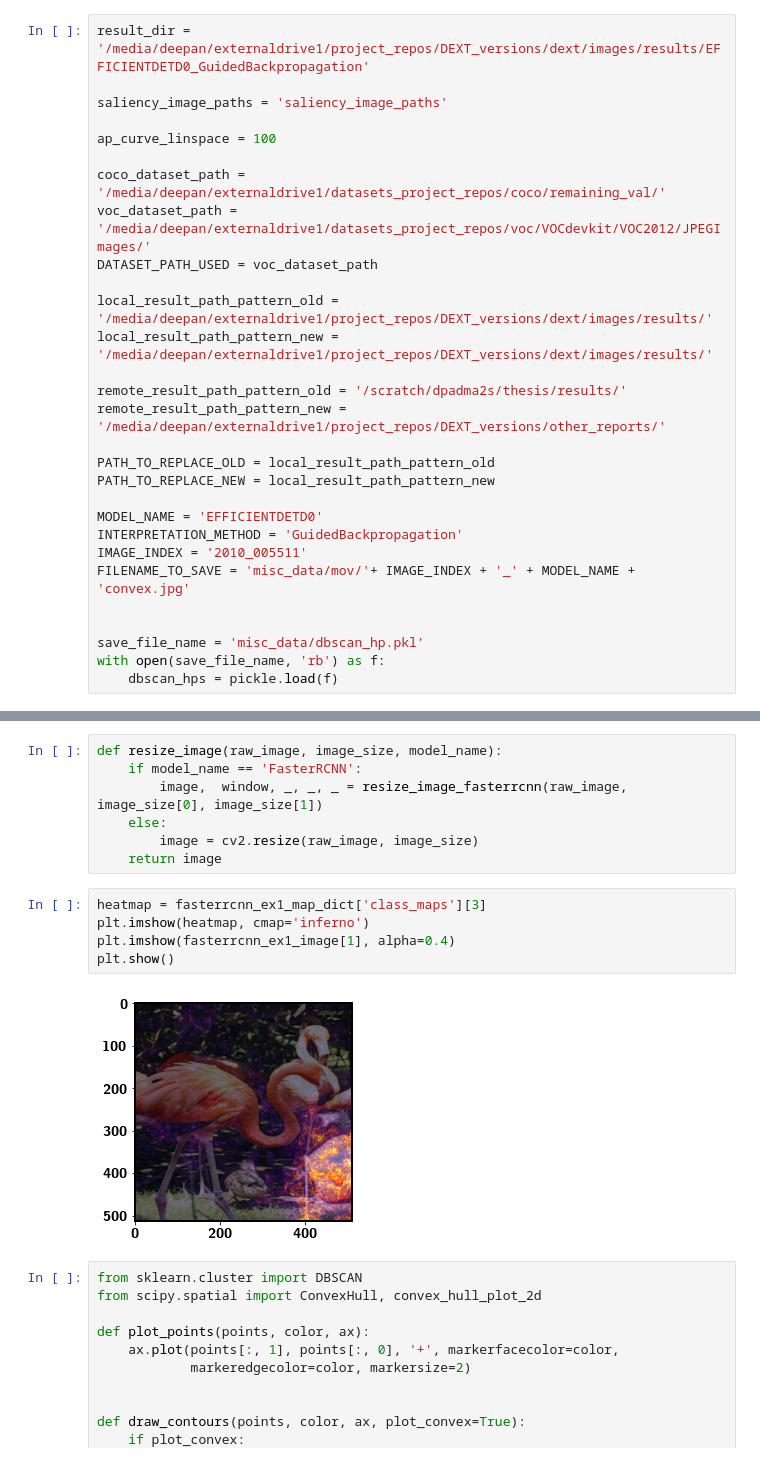
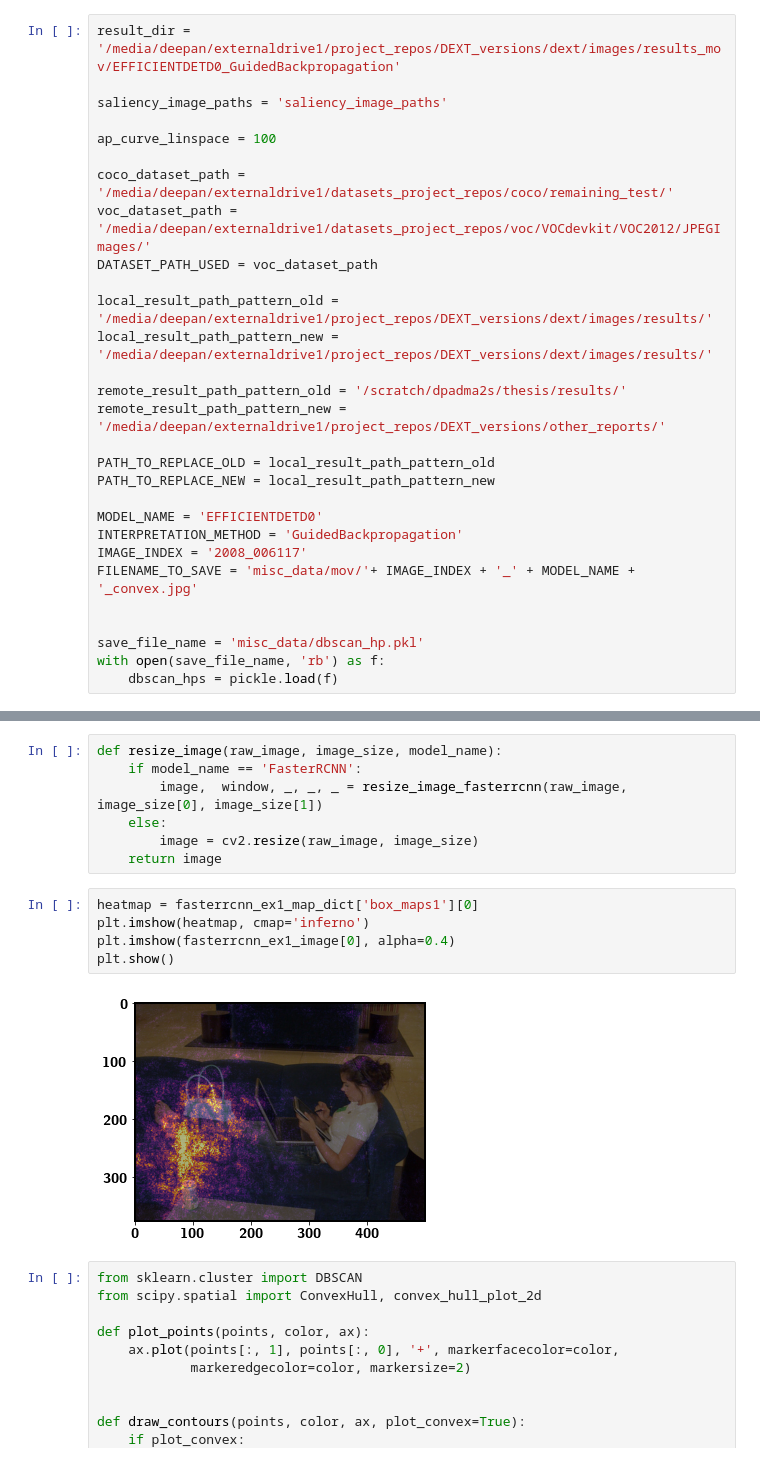
Before and after one commit to DeepanChakravarthiPadmanabhan/dext, a Jupyter notebook: dext/notebooks/visualizer_dbscan_clusters_final.ipynb, the cells around one changed output, grey strips where cells are left out. Drawn from its saved outputs; the diff is of its cells as text.

```diff
--- a/dext/notebooks/visualizer_dbscan_clusters_final.ipynb
+++ b/dext/notebooks/visualizer_dbscan_clusters_final.ipynb
@@ -29,13 +29,13 @@ plt.rc('legend', fontsize=MEDIUM_SIZE) # legend fontsize
 plt.rc('figure', titlesize=BIGGER_SIZE) # fontsize of the figure title
 matplotlib.rcParams['text.latex.preamble'] = r'\usepackage{sfmath} \boldmath \usepackage{bm} \usepackage{amsmath}'
 # %%
-result_dir = '/media/deepan/externaldrive1/project_repos/DEXT_versions/dext/images/results/EFFICIENTDETD0_GuidedBackpropagation'
+result_dir = '/media/deepan/externaldrive1/project_repos/DEXT_versions/dext/images/results_mov/EFFICIENTDETD0_GuidedBackpropagation'
 
 saliency_image_paths = 'saliency_image_paths'
 
 ap_curve_linspace = 100
 
-coco_dataset_path = '/media/deepan/externaldrive1/datasets_project_repos/coco/remaining_val/'
+coco_dataset_path = '/media/deepan/externaldrive1/datasets_project_repos/coco/remaining_test/'
 voc_dataset_path = '/media/deepan/externaldrive1/datasets_project_repos/voc/VOCdevkit/VOC2012/JPEGImages/'
 DATASET_PATH_USED = voc_dataset_path
 
@@ -50,8 +50,8 @@ PATH_TO_REPLACE_NEW = local_result_path_pattern_new
 
 MODEL_NAME = 'EFFICIENTDETD0'
 INTERPRETATION_METHOD = 'GuidedBackpropagation'
-IMAGE_INDEX = '2010_005511'
-FILENAME_TO_SAVE = 'misc_data/mov/'+ IMAGE_INDEX + '_' + MODEL_NAME + 'convex.jpg'
+IMAGE_INDEX = '2008_006117'
+FILENAME_TO_SAVE = 'misc_data/mov/'+ IMAGE_INDEX + '_' + MODEL_NAME + '_convex.jpg'
 
 
 save_file_name = 'misc_data/dbscan_hp.pkl'
@@ -352,12 +366,12 @@ def resize_image(raw_image, image_size, model_name):
         image = cv2.resize(raw_image, image_size)
     return image
 # %%
-heatmap = fasterrcnn_ex1_map_dict['class_maps'][3]
+heatmap = fasterrcnn_ex1_map_dict['box_maps1'][0]
 plt.imshow(heatmap, cmap='inferno')
-plt.imshow(fasterrcnn_ex1_image[1], alpha=0.4)
+plt.imshow(fasterrcnn_ex1_image[0], alpha=0.4)
 plt.show()
 # %% [output]
-[figure, old version]
+[figure, new version]
 # %%
 from sklearn.cluster import DBSCAN
 from scipy.spatial import ConvexHull, convex_hull_plot_2d
```
Also changed, not shown: parts of 11 cells of this notebook, 5 other files.
